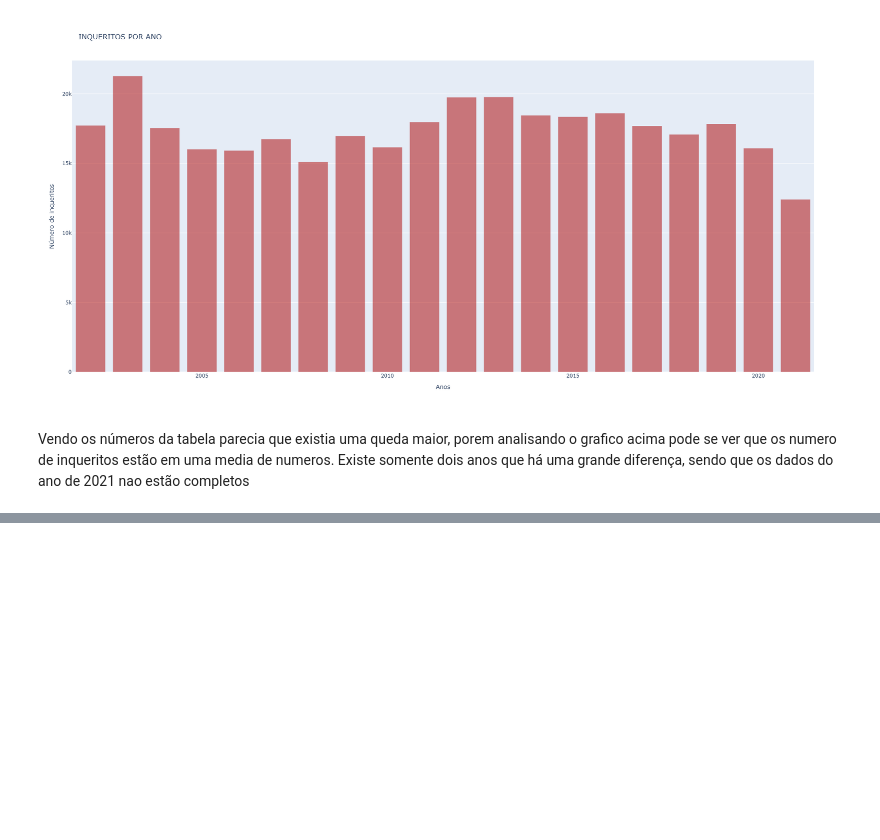
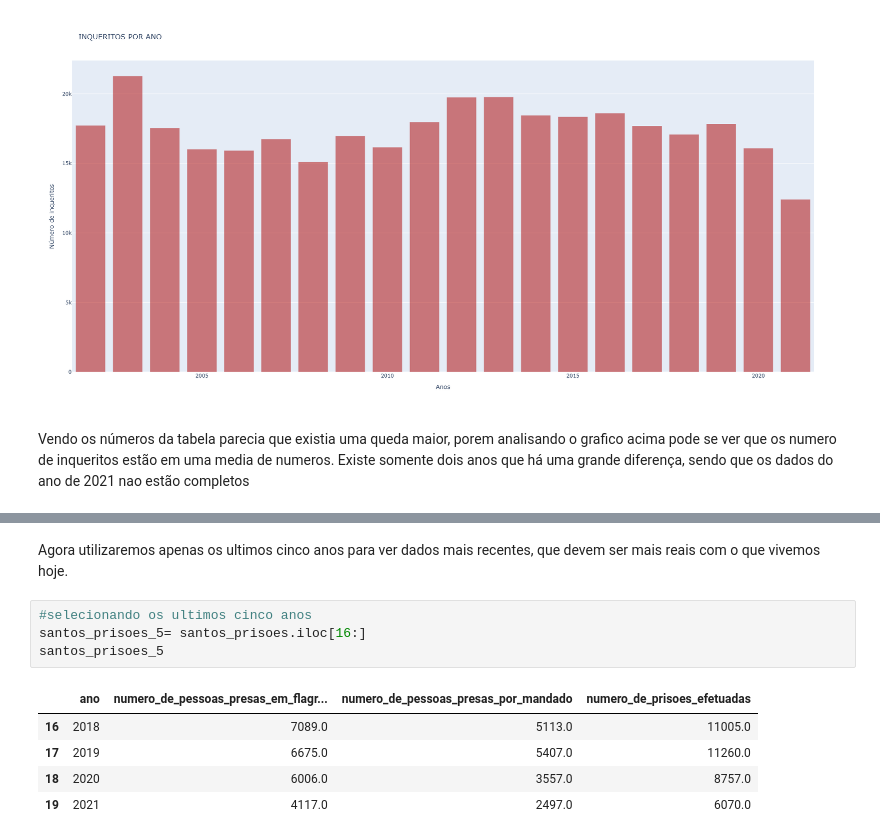
Before and after one commit to lucasghidini/ProdutividadeDaPSP_emSantos, a Jupyter notebook: ETL/ProdutividadePMSP.ipynb, the cells around one changed output, grey strips where cells are left out. Drawn from its saved outputs; the diff is of its cells as text; blank space fills up the shorter version.

```diff
--- a/ETL/ProdutividadePMSP.ipynb
+++ b/ETL/ProdutividadePMSP.ipynb
@@ -147,0 +177,12 @@ Vendo os números da tabela parecia que existia uma queda maior, porem analisand
+# %% [markdown]
+Agora utilizaremos apenas os ultimos cinco anos para ver dados mais recentes, que devem ser mais reais com o que vivemos hoje.
+# %%
+#selecionando os ultimos cinco anos
+santos_prisoes_5= santos_prisoes.iloc[16:]
+santos_prisoes_5
+# %% [output]
+|  | ano | numero_de_pessoas_presas_em_flagr... | numero_de_pessoas_presas_por_mandado | numero_de_prisoes_efetuadas |
+| 16 | 2018 | 7089.0 | 5113.0 | 11005.0 |
+| 17 | 2019 | 6675.0 | 5407.0 | 11260.0 |
+| 18 | 2020 | 6006.0 | 3557.0 | 8757.0 |
+| 19 | 2021 | 4117.0 | 2497.0 | 6070.0 |
```
Also changed, not shown: parts of 3 cells of this notebook, 1 other file.
